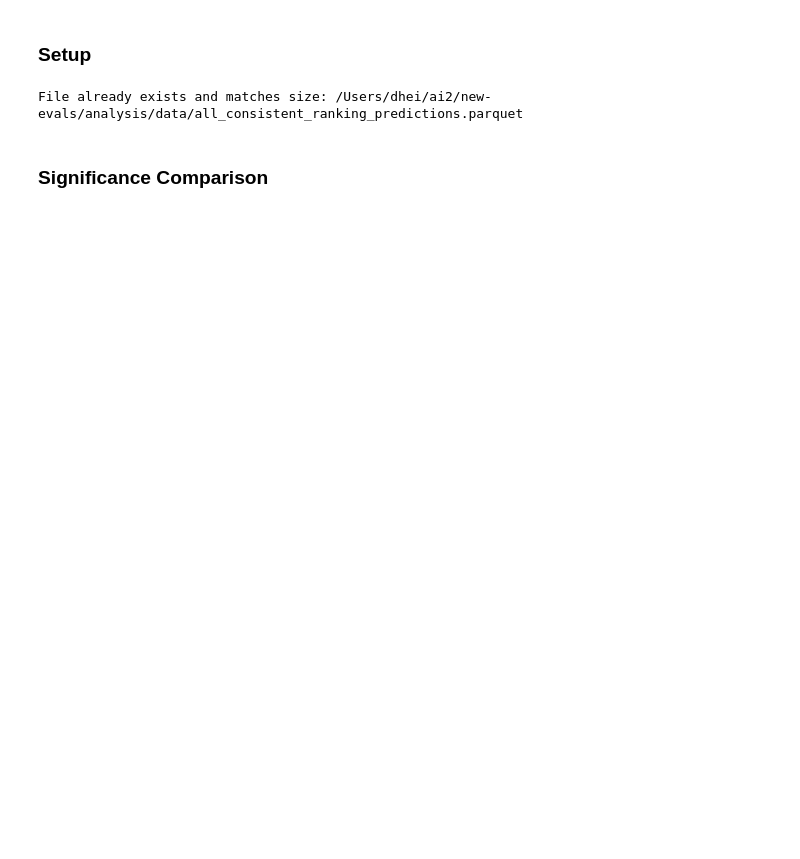
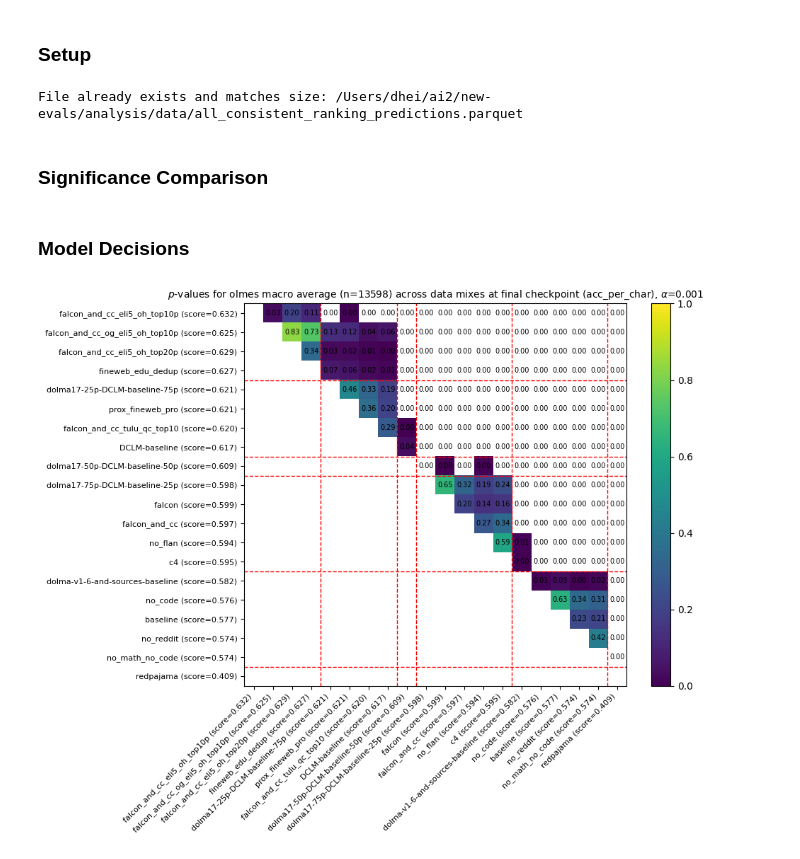
Before and after one commit to davidheineman/new-evals, a Jupyter notebook: analysis/notebooks/significance.ipynb, the cells around one changed output. Cells and saved outputs as stored; diff of their text form; code cells hidden in the pictures; blank space fills up the shorter version.

Commit message:
improve significance computation

```diff
--- a/analysis/notebooks/significance.ipynb
+++ b/analysis/notebooks/significance.ipynb
@@ -36,0 +47,19 @@ TASKS = sorted(TASKS)
+# %% [markdown]
+### Model Decisions
+# %%
+# Algorithm:
+# Step 1: Run comparison
+# Step 2: Get the models in the top significance cluster
+#         Track the total compute used so far
+# Step 3: Repeat at larger scale
+# Step 4: Compute P/R/F1 of whether the final 3 mixes match the top signifiance cluster at 1B scale
+
+# Example: Pairwise significance between mixes on OLMES at 1B (this is our gold-standard!)
+models = [model for model in MODELS if '1B' in model]
+olmes  = [task for task in TASKS if ':para' not in task and 'hellaswag' not in task]
+
+# _, p_values, _ = compute_significance(df, models, 'acc_per_char', last_n=10, alpha=0.001, tasks=['arc_challenge'], do_plot=True)
+# _, p_values, _ = compute_significance(df, models, 'acc_per_char', last_n=10, alpha=0.001, tasks=olmes, do_plot=True)
+_, p_values, _ = compute_significance(df, models, 'acc_per_char', last_n=1, alpha=0.001, tasks=[olmes], do_plot=True)
+# %% [output]
+[figure, added]
```
Also changed, not shown: parts of 24 cells of this notebook, 4 other files.
